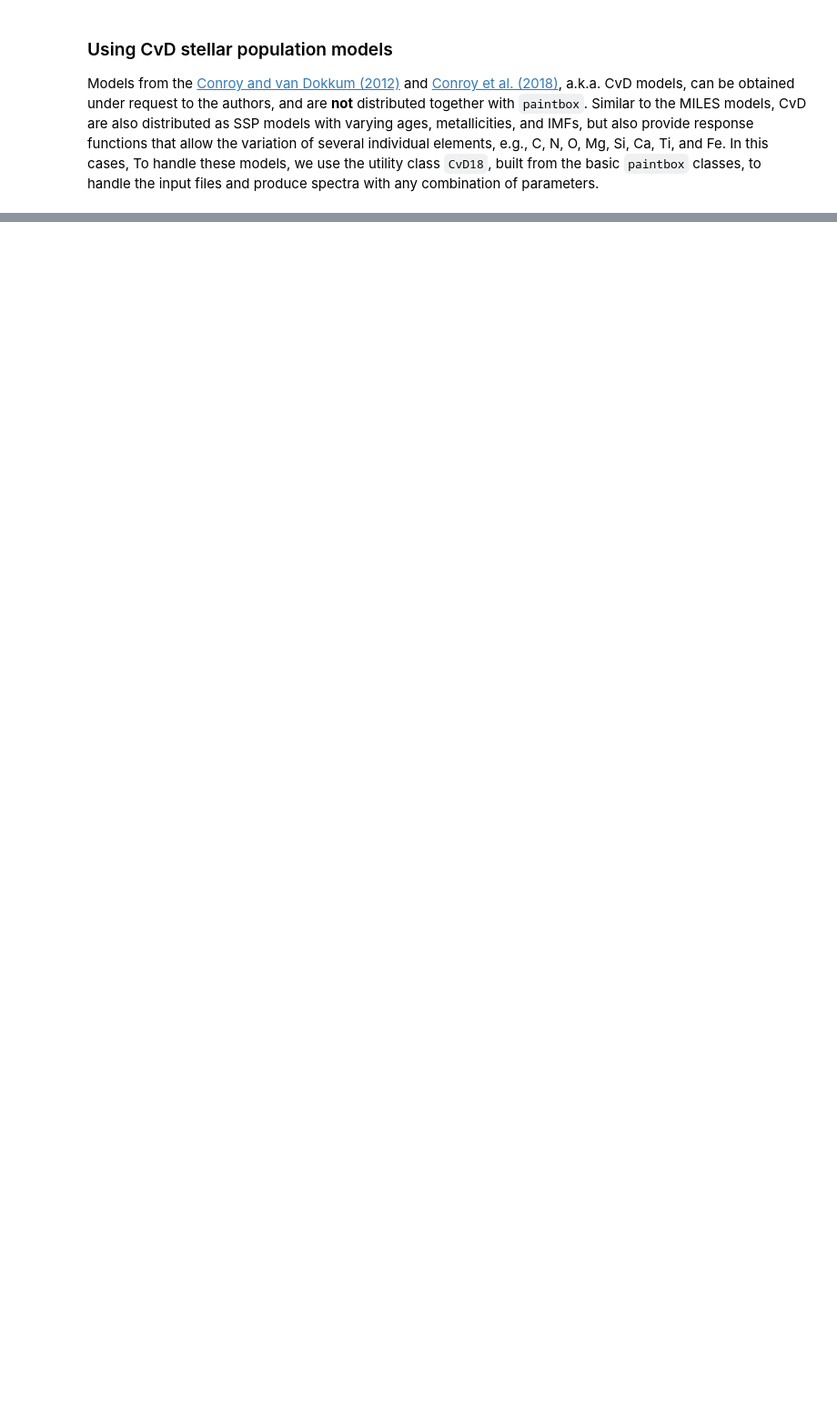
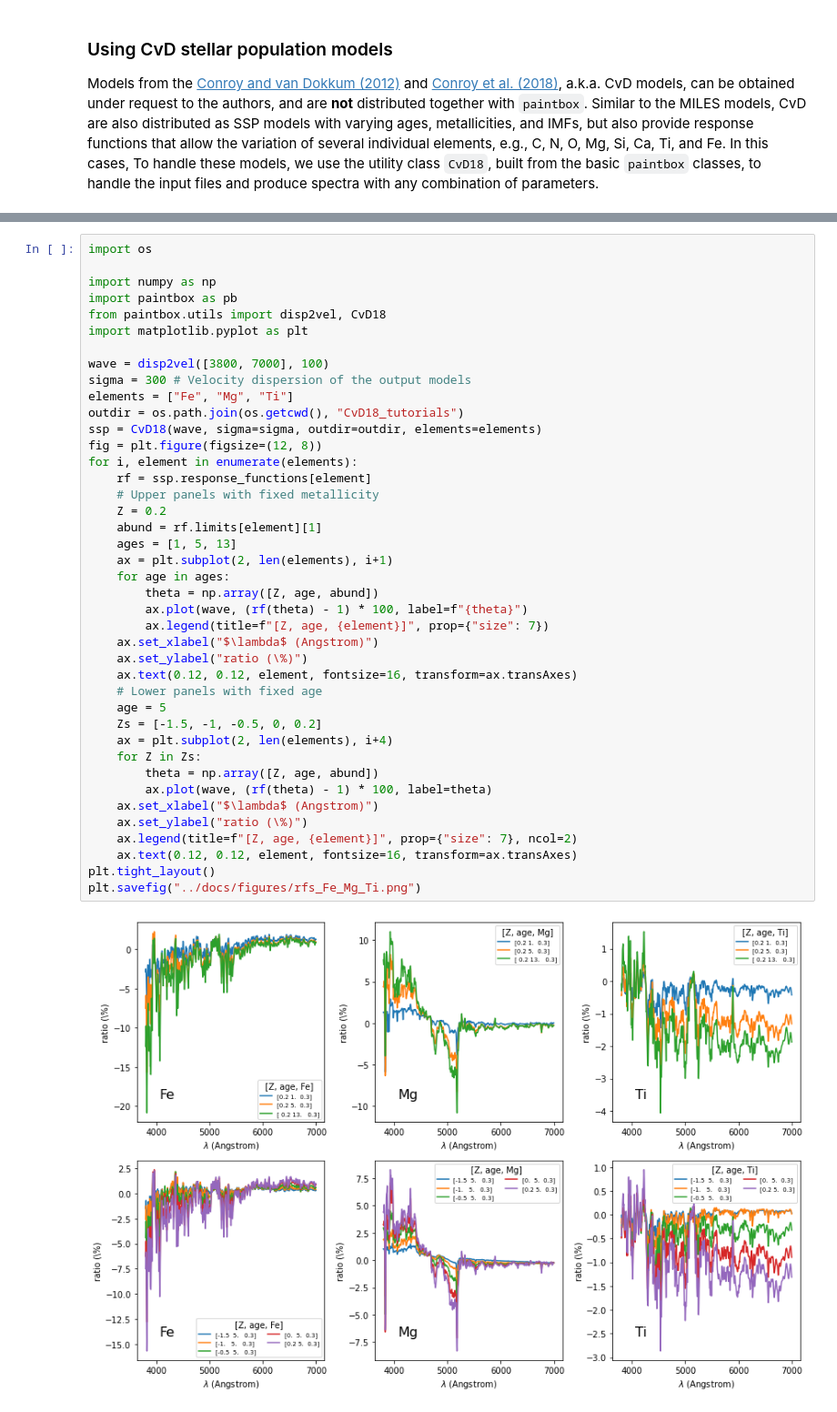
Before and after one commit to cebarbosa/paintbox, a Jupyter notebook: tutorials/cvd18.ipynb, the cells around one changed output, grey strips where cells are left out. Shown: that part at 91% size. Cells and saved outputs as stored; diff of their text form; blank space fills up the shorter version.

```diff
--- a/tutorials/cvd18.ipynb
+++ b/tutorials/cvd18.ipynb
@@ -20,0 +47,43 @@ Please check out the documentation for the `CvD18` class to set this class to wo
+# %%
+import os
+
+import numpy as np
+import paintbox as pb
+from paintbox.utils import disp2vel, CvD18
+import matplotlib.pyplot as plt
+
+wave = disp2vel([3800, 7000], 100)
+sigma = 300 # Velocity dispersion of the output models
+elements = ["Fe", "Mg", "Ti"]
+outdir = os.path.join(os.getcwd(), "CvD18_tutorials")
+ssp = CvD18(wave, sigma=sigma, outdir=outdir, elements=elements)
+fig = plt.figure(figsize=(12, 8))
+for i, element in enumerate(elements):
+    rf = ssp.response_functions[element]
+    # Upper panels with fixed metallicity
+    Z = 0.2
+    abund = rf.limits[element][1]
+    ages = [1, 5, 13]
+    ax = plt.subplot(2, len(elements), i+1)
+    for age in ages:
+        theta = np.array([Z, age, abund])
+        ax.plot(wave, (rf(theta) - 1) * 100, label=f"{theta}")
+        ax.legend(title=f"[Z, age, {element}]", prop={"size": 7})
+    ax.set_xlabel("$\lambda$ (Angstrom)")
+    ax.set_ylabel("ratio (\%)")
+    ax.text(0.12, 0.12, element, fontsize=16, transform=ax.transAxes)
+    # Lower panels with fixed age
+    age = 5
+    Zs = [-1.5, -1, -0.5, 0, 0.2]
+    ax = plt.subplot(2, len(elements), i+4)
+    for Z in Zs:
+        theta = np.array([Z, age, abund])
+        ax.plot(wave, (rf(theta) - 1) * 100, label=theta)
+    ax.set_xlabel("$\lambda$ (Angstrom)")
+    ax.set_ylabel("ratio (\%)")
+    ax.legend(title=f"[Z, age, {element}]", prop={"size": 7}, ncol=2)
+    ax.text(0.12, 0.12, element, fontsize=16, transform=ax.transAxes)
+plt.tight_layout()
+plt.savefig("../docs/figures/rfs_Fe_Mg_Ti.png")
+# %% [output]
+[figure, added]
```
Also changed, not shown: parts of 2 cells of this notebook.
